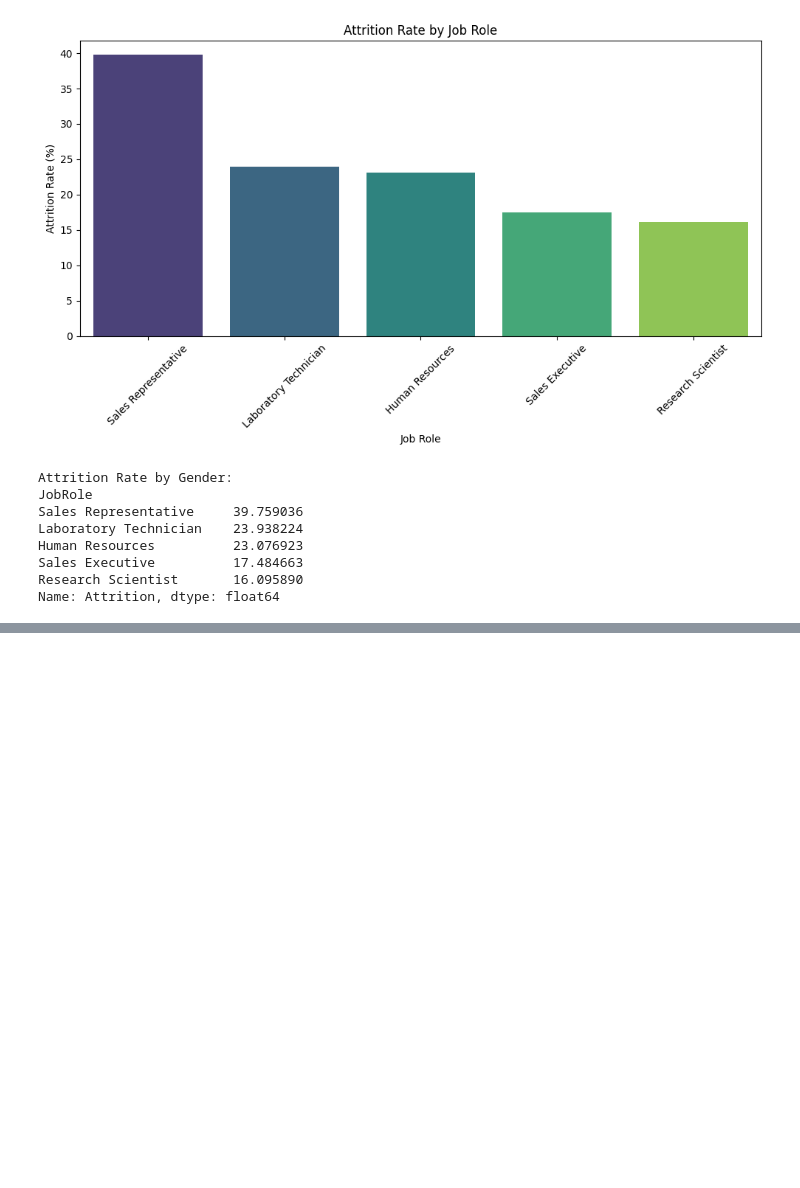
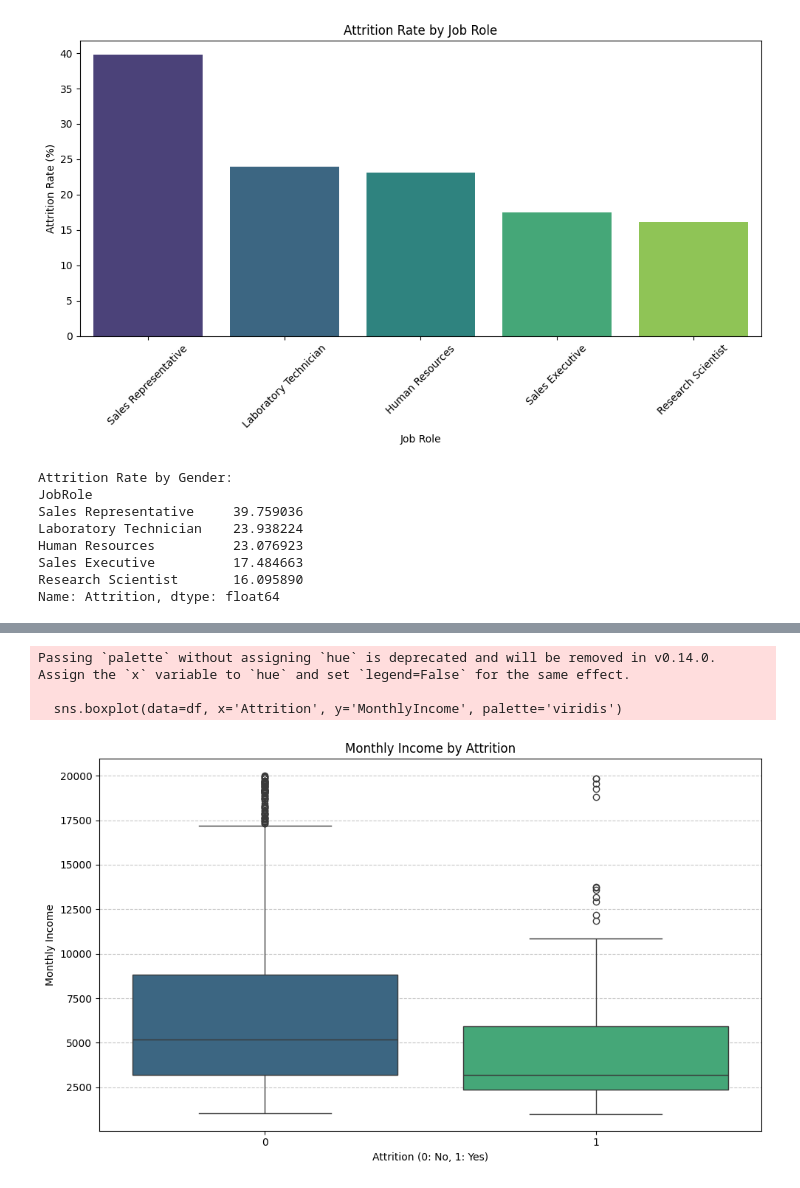
Before and after one commit to sridharreddy7831/HR_Data_Analysis, a Jupyter notebook: Notebooks/HR_Data_Analysis.ipynb, the cells around one changed output, grey strips where cells are left out. Saved outputs shown, nothing was run; the diff lists cells and outputs as text; code cells hidden in the pictures; blank space fills up the shorter version.

```diff
--- a/Notebooks/HR_Data_Analysis.ipynb
+++ b/Notebooks/HR_Data_Analysis.ipynb
@@ -354,0 +390,20 @@ Passing `palette` without assigning `hue` is deprecated and will be removed in v
+# %%
+# Create a new figure for the plot with a specified size.
+plt.figure(figsize=(10, 6))
+
+# Create a box plot to show the distribution of 'MonthlyIncome' for each 'Attrition' group.
+# 'viridis' palette is used for coloring.
+sns.boxplot(data=df, x='Attrition', y='MonthlyIncome', palette='viridis')
+
+
+plt.title('Monthly Income by Attrition')
+plt.xlabel('Attrition (0: No, 1: Yes)')
+plt.ylabel('Monthly Income')
+plt.grid(axis='y', linestyle='--', alpha=0.7)
+plt.tight_layout()
+plt.show()
+# %% [output]
+Passing `palette` without assigning `hue` is deprecated and will be removed in v0.14.0. Assign the `x` variable to `hue` and set `legend=False` for the same effect.
+
+  sns.boxplot(data=df, x='Attrition', y='MonthlyIncome', palette='viridis')
+[figure, added]
```
Also changed, not shown: parts of 9 cells of this notebook.
